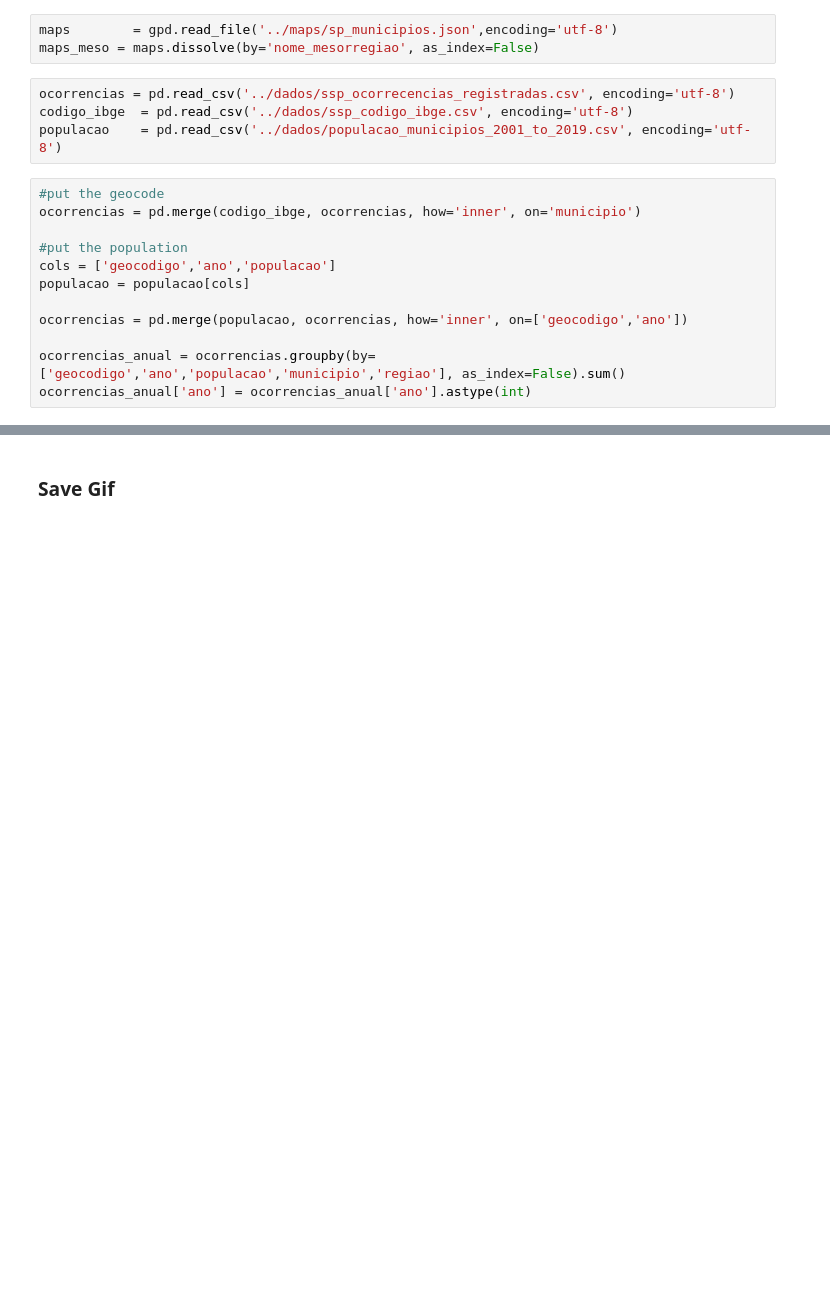
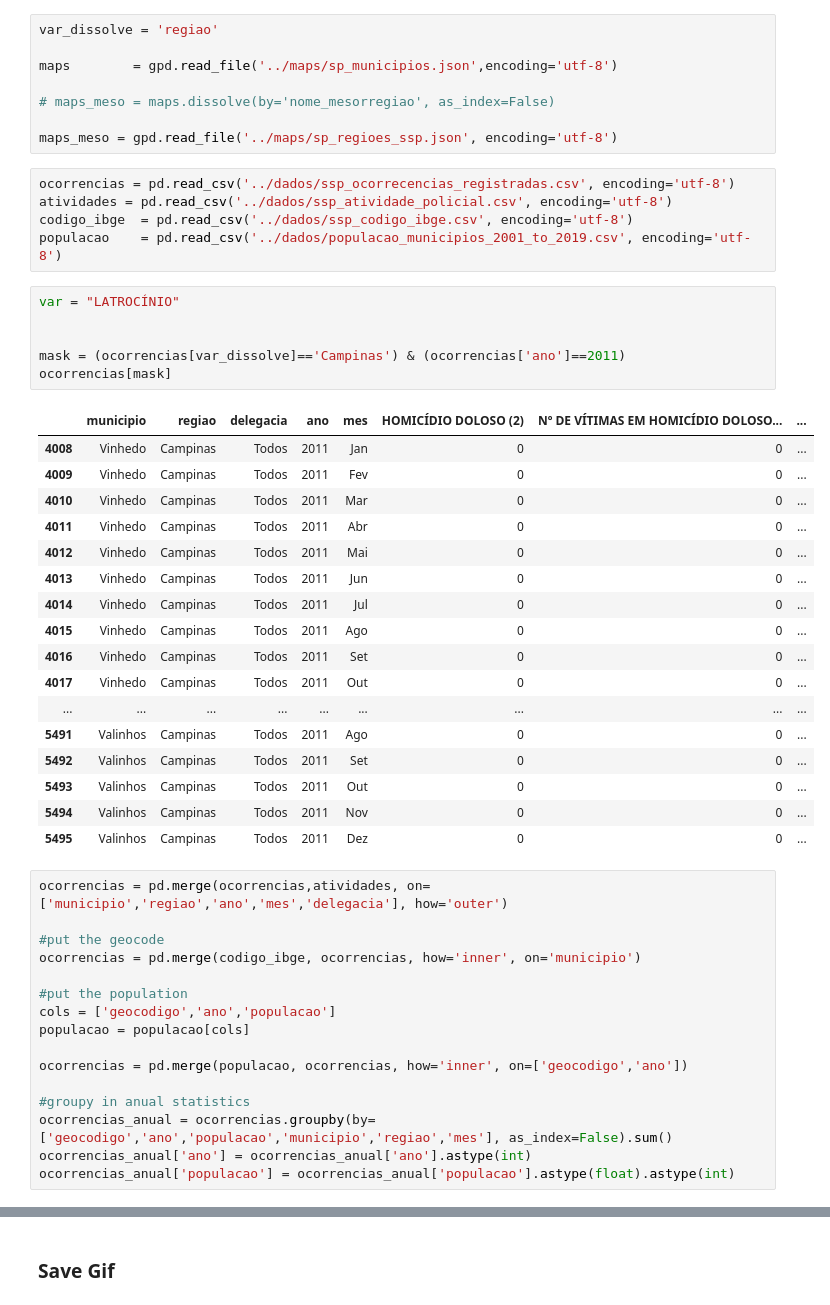
Before and after one commit to d116626/seguranca_sp, a Jupyter notebook: notebook/explore.ipynb, the cells around one changed output, grey strips where cells are left out. Cells and saved outputs as stored; diff of their text form; blank space fills up the shorter version.

```diff
--- a/notebook/explore.ipynb
+++ b/notebook/explore.ipynb
@@ -57,13 +71,45 @@ import imageio
 # %% [output]
 Populating the interactive namespace from numpy and matplotlib
 # %%
+var_dissolve = 'regiao'
+
 maps        = gpd.read_file('../maps/sp_municipios.json',encoding='utf-8')
-maps_meso = maps.dissolve(by='nome_mesorregiao', as_index=False)
+
+# maps_meso = maps.dissolve(by='nome_mesorregiao', as_index=False)
+
+maps_meso = gpd.read_file('../maps/sp_regioes_ssp.json', encoding='utf-8')
 # %%
 ocorrencias = pd.read_csv('../dados/ssp_ocorrecencias_registradas.csv', encoding='utf-8')
+atividades = pd.read_csv('../dados/ssp_atividade_policial.csv', encoding='utf-8')
 codigo_ibge  = pd.read_csv('../dados/ssp_codigo_ibge.csv', encoding='utf-8')
 populacao    = pd.read_csv('../dados/populacao_municipios_2001_to_2019.csv', encoding='utf-8')
+# %%
+var = "LATROCÍNIO"
+
+
+mask = (ocorrencias[var_dissolve]=='Campinas') & (ocorrencias['ano']==2011)
+ocorrencias[mask]
+# %% [output]
+|  | municipio | regiao | delegacia | ano | mes | HOMICÍDIO DOLOSO (2) | Nº DE VÍTIMAS EM HOMICÍDIO DOLOSO... | ... |
+| 4008 | Vinhedo | Campinas | Todos | 2011 | Jan | 0 | 0 | ... |
+| 4009 | Vinhedo | Campinas | Todos | 2011 | Fev | 0 | 0 | ... |
+| 4010 | Vinhedo | Campinas | Todos | 2011 | Mar | 0 | 0 | ... |
+| 4011 | Vinhedo | Campinas | Todos | 2011 | Abr | 0 | 0 | ... |
+| 4012 | Vinhedo | Campinas | Todos | 2011 | Mai | 0 | 0 | ... |
+| 4013 | Vinhedo | Campinas | Todos | 2011 | Jun | 0 | 0 | ... |
+| 4014 | Vinhedo | Campinas | Todos | 2011 | Jul | 0 | 0 | ... |
+| 4015 | Vinhedo | Campinas | Todos | 2011 | Ago | 0 | 0 | ... |
+| 4016 | Vinhedo | Campinas | Todos | 2011 | Set | 0 | 0 | ... |
+| 4017 | Vinhedo | Campinas | Todos | 2011 | Out | 0 | 0 | ... |
+| ... | ... | ... | ... | ... | ... | ... | ... | ... |
+| 5491 | Valinhos | Campinas | Todos | 2011 | Ago | 0 | 0 | ... |
+| 5492 | Valinhos | Campinas | Todos | 2011 | Set | 0 | 0 | ... |
+| 5493 | Valinhos | Campinas | Todos | 2011 | Out | 0 | 0 | ... |
+| 5494 | Valinhos | Campinas | Todos | 2011 | Nov | 0 | 0 | ... |
+| 5495 | Valinhos | Campinas | Todos | 2011 | Dez | 0 | 0 | ... |
 # %%
+ocorrencias = pd.merge(ocorrencias,atividades, on=['municipio','regiao','ano','mes','delegacia'], how='outer')
+
 #put the geocode
 ocorrencias = pd.merge(codigo_ibge, ocorrencias, how='inner', on='municipio')
 
@@ -73,6 +119,8 @@ populacao = populacao[cols]
 
 ocorrencias = pd.merge(populacao, ocorrencias, how='inner', on=['geocodigo','ano'])
 
-ocorrencias_anual = ocorrencias.groupby(by=['geocodigo','ano','populacao','municipio','regiao'], as_index=False).sum()
+#groupy in anual statistics
+ocorrencias_anual = ocorrencias.groupby(by=['geocodigo','ano','populacao','municipio','regiao','mes'], as_index=False).sum()
 ocorrencias_anual['ano'] = ocorrencias_anual['ano'].astype(int)
+ocorrencias_anual['populacao'] = ocorrencias_anual['populacao'].astype(float).astype(int)
 # %%
```
Also changed, not shown: parts of 27 cells of this notebook, 18 other files.
